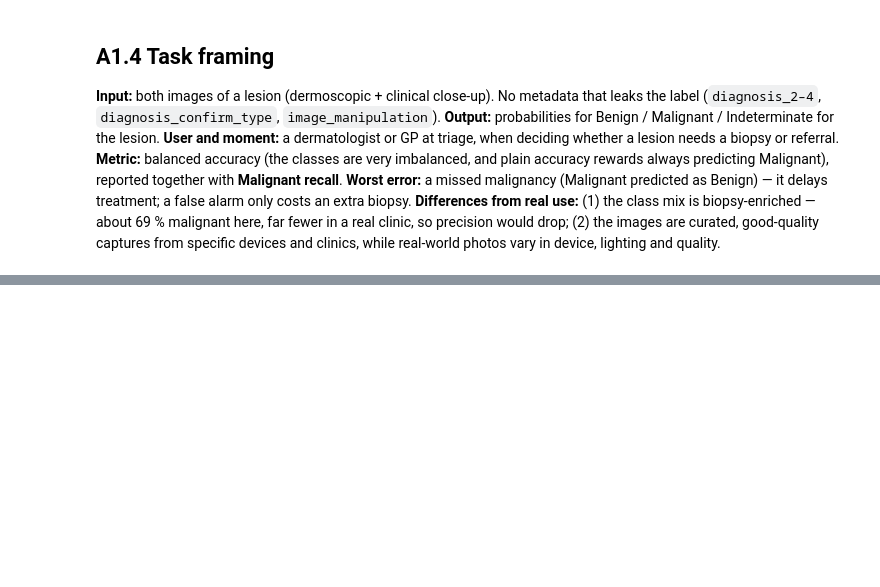
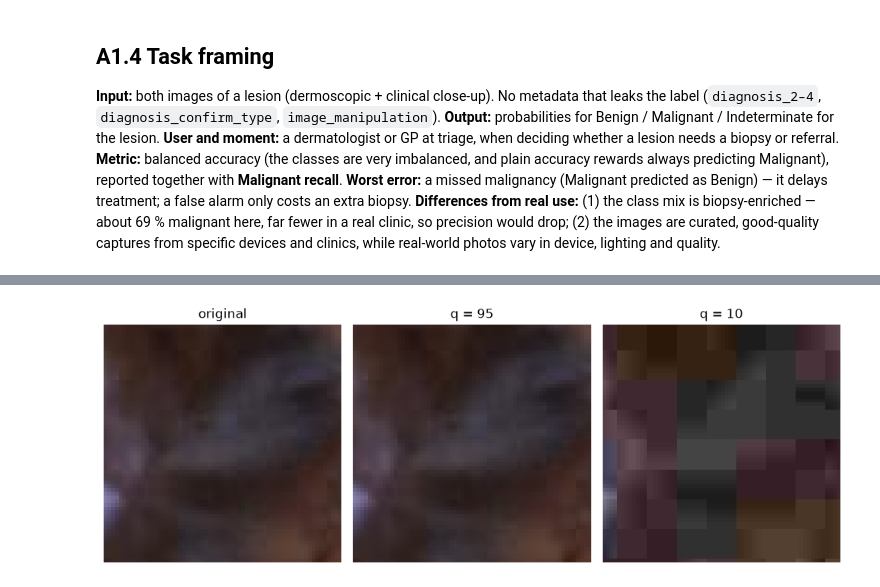
Before and after one commit to Lio02/milk10k-cv, a Jupyter notebook: notebooks/homework_part_a.ipynb, the cells around one changed output, grey strips where cells are left out. Drawn from its saved outputs; the diff is of its cells as text; code cells hidden in the pictures; blank space fills up the shorter version.

Commit message:
Part A2 done: views/memory, JPEG PSNR, file-size shortcut check

```diff
--- a/notebooks/homework_part_a.ipynb
+++ b/notebooks/homework_part_a.ipynb
@@ -213,0 +288,17 @@ saved outputs/lesions.csv (5240, 11)
+# %%
+def psnr(a, b):
+    """Peak signal-to-noise ratio in dB for two uint8 images."""
+    mse = np.mean((a.astype(np.float64) - b.astype(np.float64)) ** 2)
+    return float("inf") if mse == 0 else 10 * np.log10(255.0 ** 2 / mse)
+
+orig = np.array(img)
+results, decoded = [], {}
+for q in [95, 75, 50, 25, 10]:
+    buf = io.BytesIO()
+    img.save(buf, "JPEG", quality=q)
+    size = buf.tell()
+    buf.seek(0)
+    dec = np.array(Image.open(buf).convert("RGB"))
+    decoded[q] = dec
+    results.append({"quality": q, "size_kB": round(size / 1024, 1), "PSNR_dB": round(psnr(orig, dec), 2)})
+pd.DataFrame(results)
@@ -213,0 +312,10 @@ saved outputs/lesions.csv (5240, 11)
+# %%
+# 64x64 crop in the centre, shown enlarged: original vs q=95 vs q=10
+cy, cx = orig.shape[0] // 2, orig.shape[1] // 2
+crop = lambda a: a[cy - 32:cy + 32, cx - 32:cx + 32]
+fig, axes = plt.subplots(1, 3, figsize=(10, 3.6))
+for ax, (title, a) in zip(axes, [("original", orig), ("q = 95", decoded[95]), ("q = 10", decoded[10])]):
+    ax.imshow(crop(a), interpolation="nearest"); ax.set_title(title); ax.axis("off")
+fig.tight_layout()
+# %% [output]
+[figure, added]
```
Also changed, not shown: parts of 10 cells of this notebook, 1 other file.
